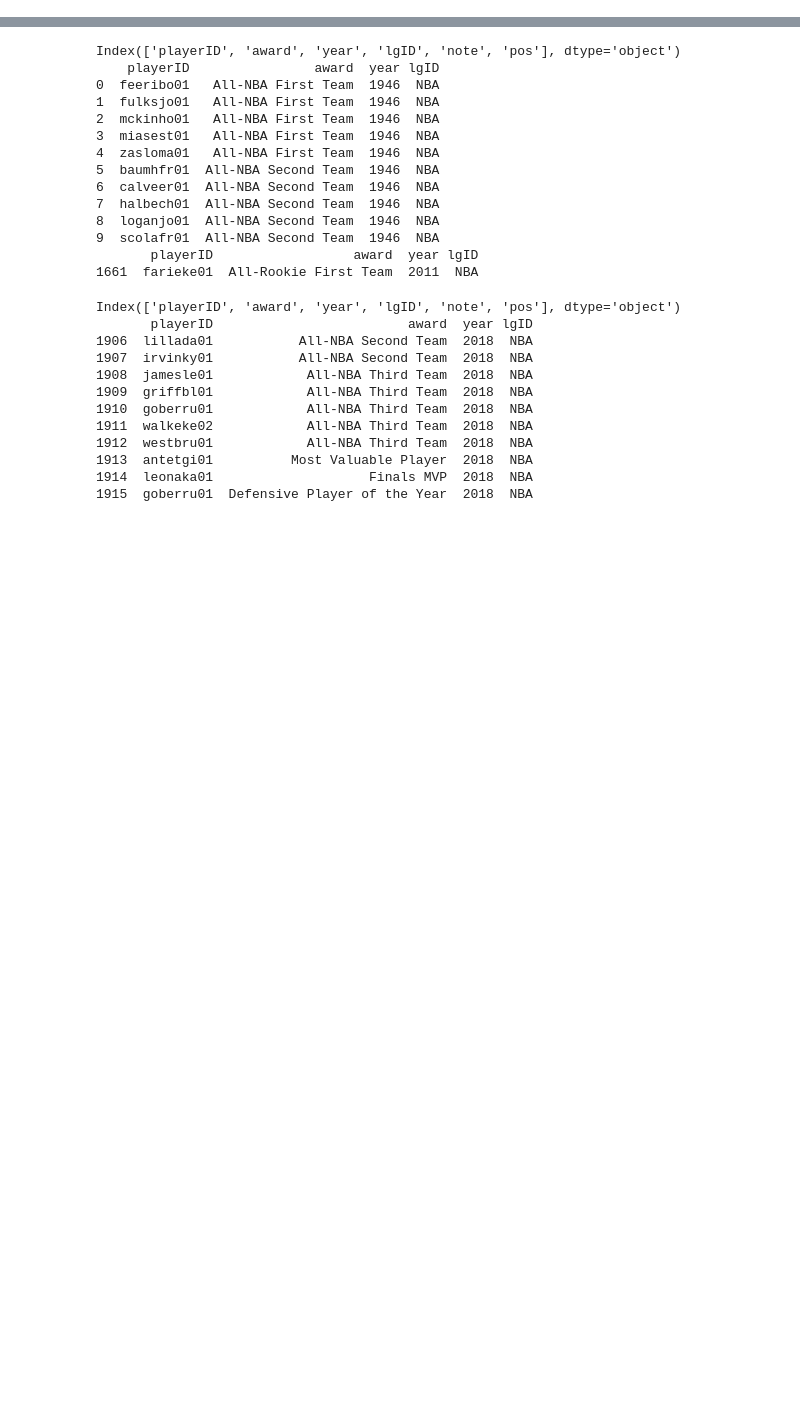
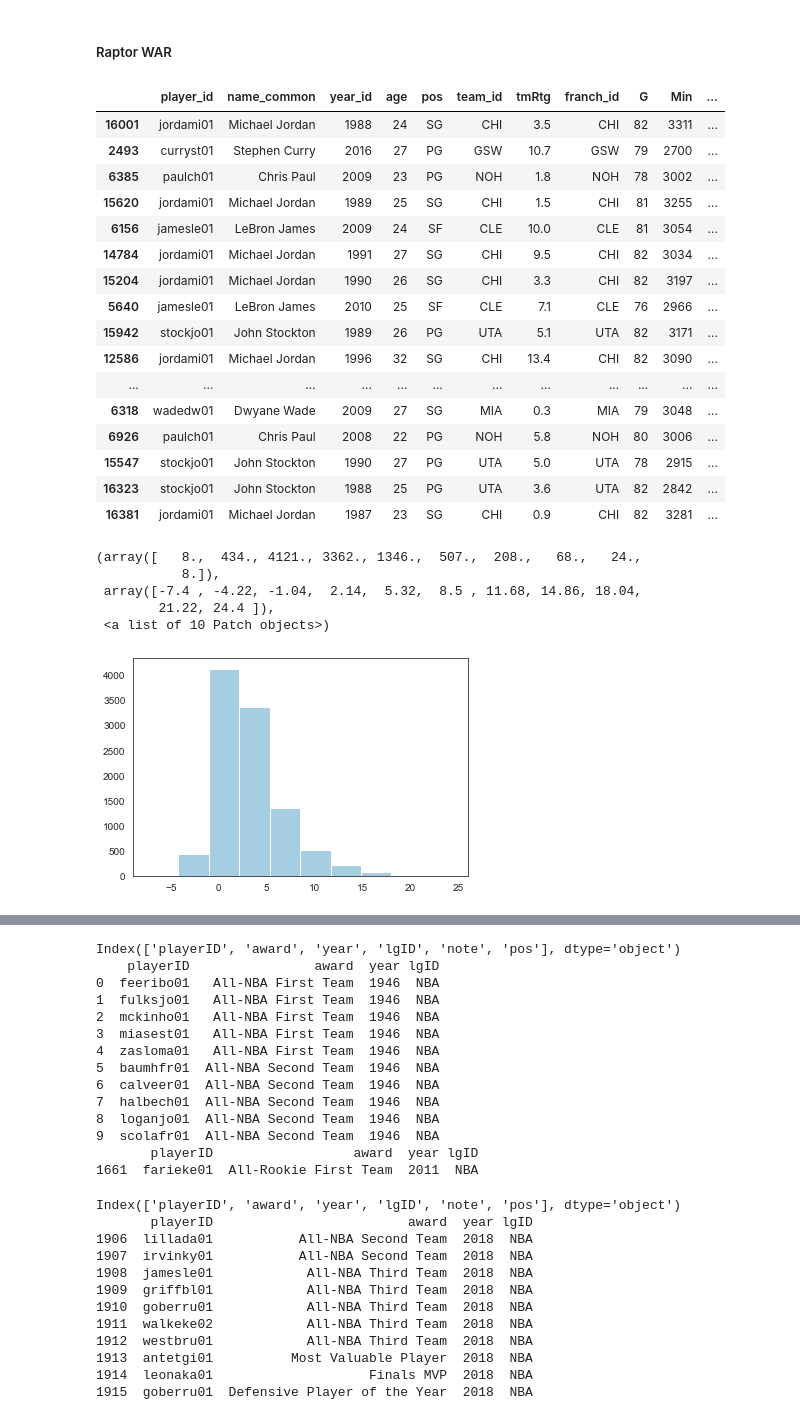
Before and after one commit to carl2727/NBA-data-analysis-project, a Jupyter notebook: 01.ipynb, the cells around one changed output, grey strips where cells are left out. Saved outputs shown, nothing was run; the diff lists cells and outputs as text; code cells hidden in the pictures; blank space fills up the shorter version.

```diff
--- a/01.ipynb
+++ b/01.ipynb
@@ -108 +287,31 @@ plt.show()
+# %% [markdown]
+##### Raptor WAR
+# %%
+rap_w = nba1.sort_values(by="Raptor WAR", ascending=False)
+display(rap_w.head(25))
+plt.hist(rap_w["Raptor WAR"])
+# %% [output]
+|  | player_id | name_common | year_id | age | pos | team_id | tmRtg | franch_id | G | Min | ... |
+| 16001 | jordami01 | Michael Jordan | 1988 | 24 | SG | CHI | 3.5 | CHI | 82 | 3311 | ... |
+| 2493 | curryst01 | Stephen Curry | 2016 | 27 | PG | GSW | 10.7 | GSW | 79 | 2700 | ... |
+| 6385 | paulch01 | Chris Paul | 2009 | 23 | PG | NOH | 1.8 | NOH | 78 | 3002 | ... |
+| 15620 | jordami01 | Michael Jordan | 1989 | 25 | SG | CHI | 1.5 | CHI | 81 | 3255 | ... |
+| 6156 | jamesle01 | LeBron James | 2009 | 24 | SF | CLE | 10.0 | CLE | 81 | 3054 | ... |
+| 14784 | jordami01 | Michael Jordan | 1991 | 27 | SG | CHI | 9.5 | CHI | 82 | 3034 | ... |
+| 15204 | jordami01 | Michael Jordan | 1990 | 26 | SG | CHI | 3.3 | CHI | 82 | 3197 | ... |
+| 5640 | jamesle01 | LeBron James | 2010 | 25 | SF | CLE | 7.1 | CLE | 76 | 2966 | ... |
+| 15942 | stockjo01 | John Stockton | 1989 | 26 | PG | UTA | 5.1 | UTA | 82 | 3171 | ... |
+| 12586 | jordami01 | Michael Jordan | 1996 | 32 | SG | CHI | 13.4 | CHI | 82 | 3090 | ... |
+| ... | ... | ... | ... | ... | ... | ... | ... | ... | ... | ... | ... |
+| 6318 | wadedw01 | Dwyane Wade | 2009 | 27 | SG | MIA | 0.3 | MIA | 79 | 3048 | ... |
+| 6926 | paulch01 | Chris Paul | 2008 | 22 | PG | NOH | 5.8 | NOH | 80 | 3006 | ... |
+| 15547 | stockjo01 | John Stockton | 1990 | 27 | PG | UTA | 5.0 | UTA | 78 | 2915 | ... |
+| 16323 | stockjo01 | John Stockton | 1988 | 25 | PG | UTA | 3.6 | UTA | 82 | 2842 | ... |
+| 16381 | jordami01 | Michael Jordan | 1987 | 23 | SG | CHI | 0.9 | CHI | 82 | 3281 | ... |
+(array([   8.,  434., 4121., 3362., 1346.,  507.,  208.,   68.,   24.,
+           8.]),
+ array([-7.4 , -4.22, -1.04,  2.14,  5.32,  8.5 , 11.68, 14.86, 18.04,
+        21.22, 24.4 ]),
+ <a list of 10 Patch objects>)
+[figure, added]
 # %% [markdown]
```
Also changed, not shown: parts of 39 cells of this notebook.
